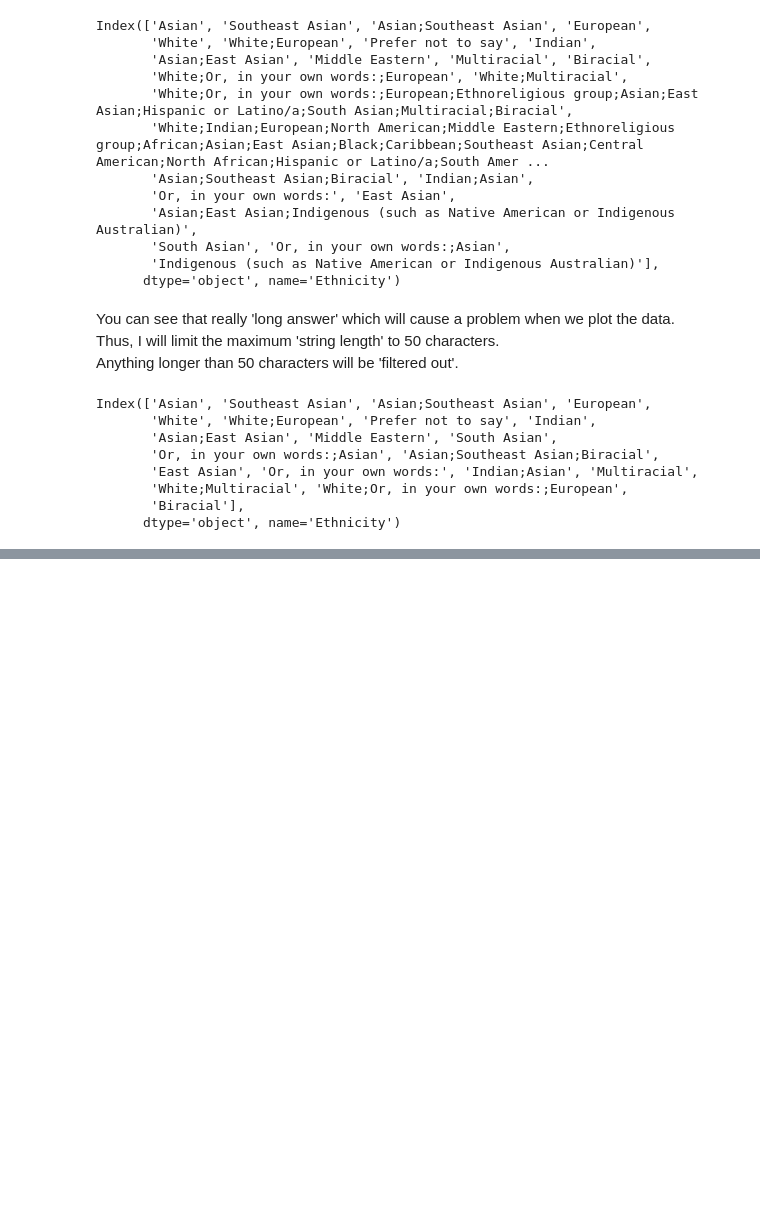
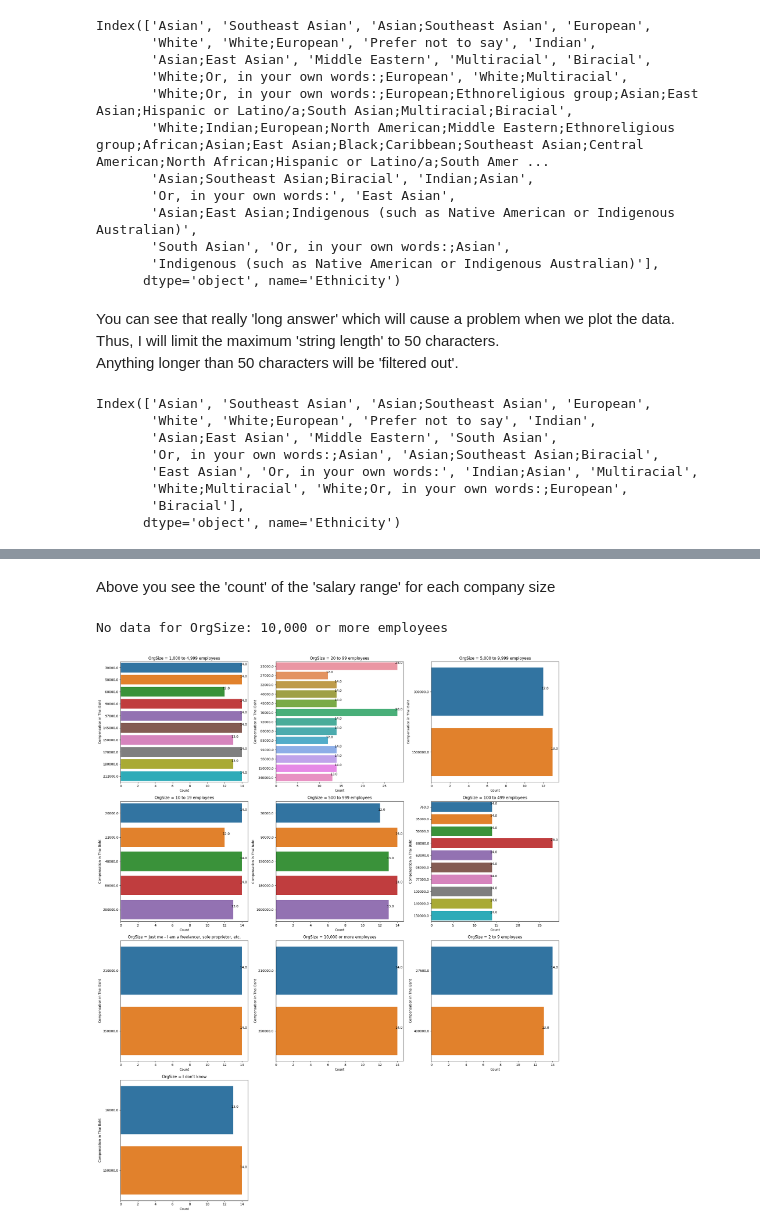
Before and after one commit to wire2coder/datascience-blog-uda, a Jupyter notebook: m2.ipynb, the cells around one changed output, grey strips where cells are left out. Drawn from its saved outputs; the diff is of its cells as text; code cells hidden in the pictures; blank space fills up the shorter version.

```diff
--- a/m2.ipynb
+++ b/m2.ipynb
@@ -349,0 +450,54 @@ You can see that even for a really small data 'sample', most of the programmers
+# %% [markdown]
+Above you see the 'count' of the 'salary range' for each company size
+# %%
+# Define the number of columns and rows for the subplots
+ncols = 3
+nrows = int(np.ceil(len(org_sizes) / ncols))
+
+# Create the subplots
+fig, axes = plt.subplots(nrows=nrows, ncols=ncols, figsize=(20, nrows*6))
+
+# Flatten the axes array, to make indexing easier
+axes = axes.flatten()
+
+# Loop over 'OrgSize' values and axes
+for org_size, ax in zip(org_sizes, axes):
+
+
+    if org_size in asdf1.index:
+        # Filter data for the specific 'OrgSize'
+        filtered_data = asdf1.loc[org_size]
+        # print(filtered_data)
+    else:
+        print(f"No data for OrgSize: {org_size}")
+
+    # Convert the filtered data to a DataFrame and reset the index
+    df_filtered = filtered_data.reset_index()
+
+    # Rename columns for clarity
+    df_filtered.columns = ['CompTotal', 'Count']
+
+    # Plot using seaborn
+    barplot = sns.barplot(x='Count', y='CompTotal', data=df_filtered, ax=ax, orient='h')
+    ax.set_title(f'OrgSize = {org_size}')
+
+    # Set y-label
+    ax.set_ylabel('Compensation in Thai Baht')
+
+    # Add value annotations to the bars
+    for p in barplot.patches:
+        ax.annotate(format(p.get_width(), '.1f'),
+                   (p.get_width(), p.get_y() + p.get_height() / 2.),
+                   ha = 'center', va = 'center',
+                   xytext = (5, 10),
+                   textcoords = 'offset points')
+
+# Remove empty subplots
+for ax in axes[len(org_sizes):]:
+    ax.remove()
+
+plt.tight_layout()
+plt.show()
+# %% [output]
+No data for OrgSize: 10,000 or more employees
+[figure, added]
```
Also changed, not shown: parts of 16 cells of this notebook.
